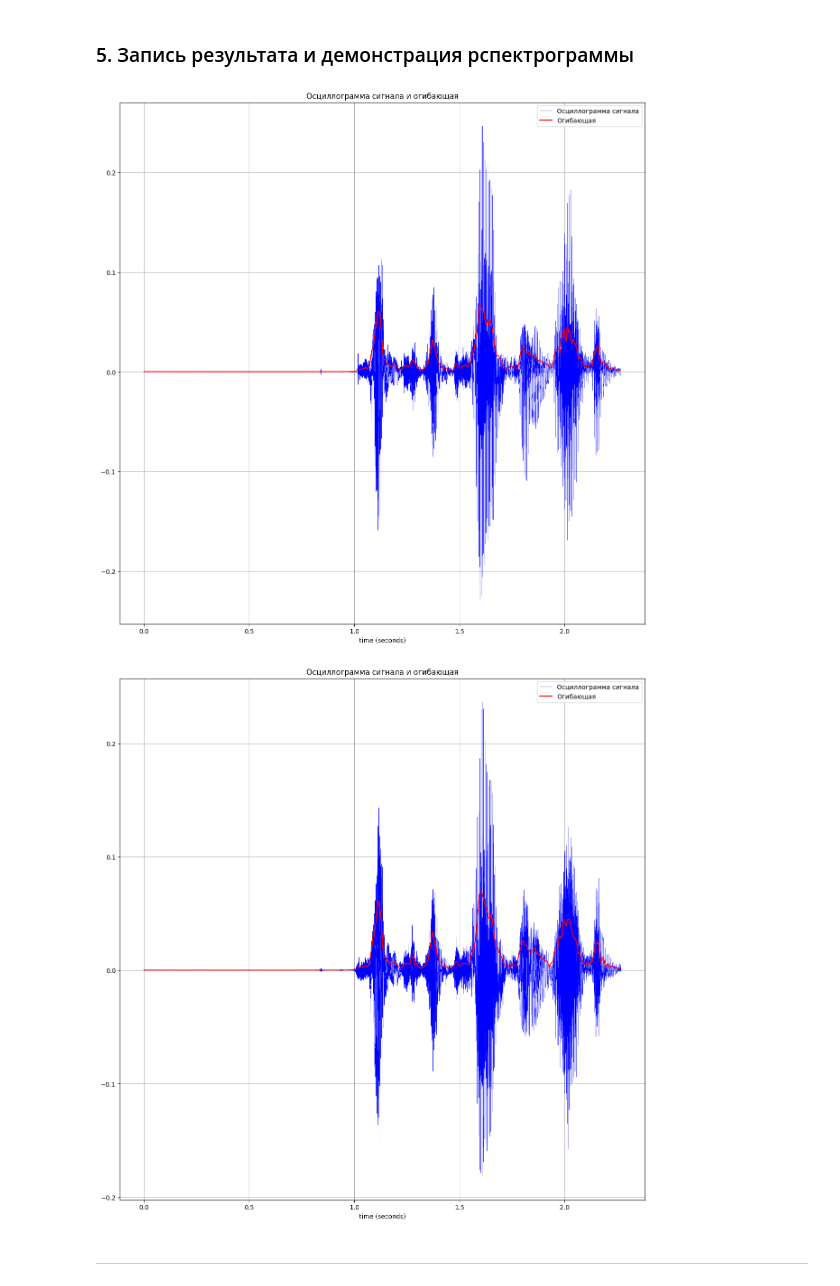
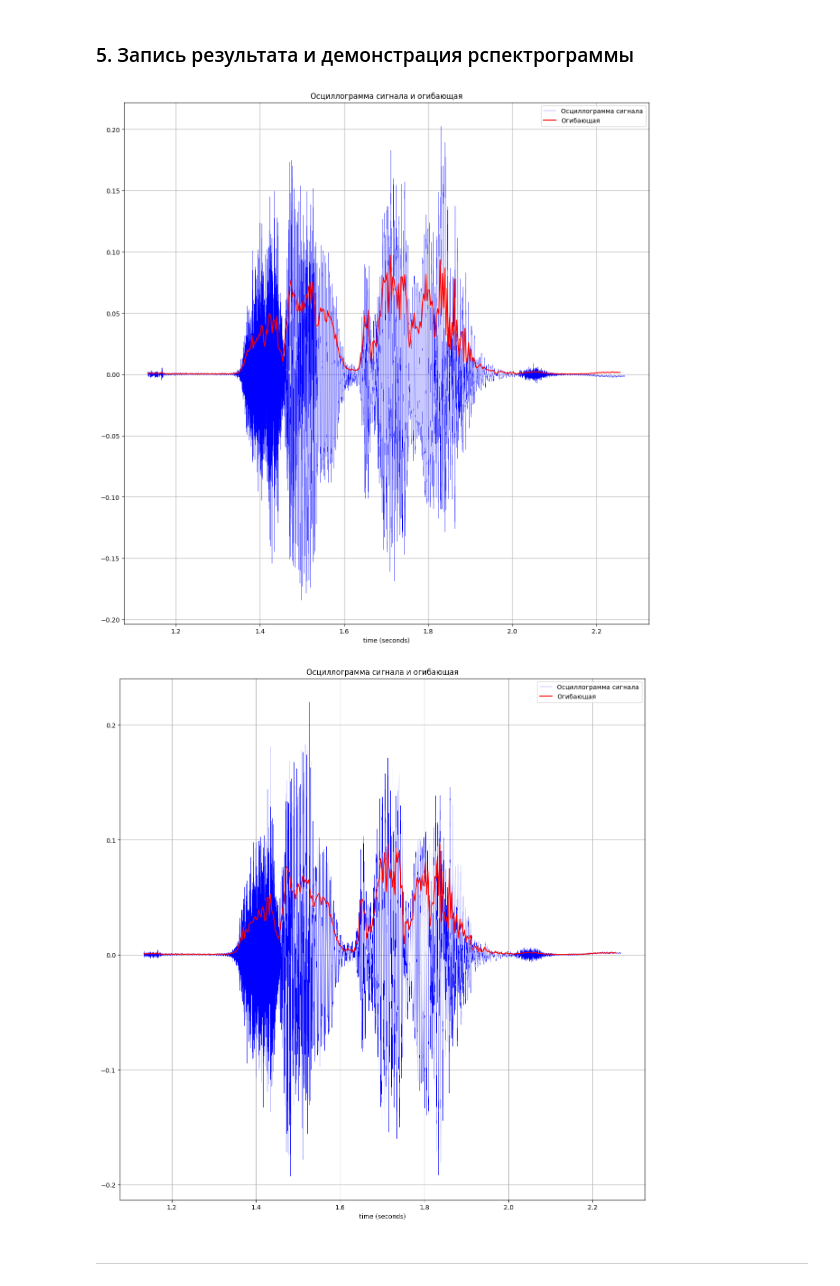
Before and after one commit to Sashauxgit/mathematical-methods-of-digital-signal-processing, a Jupyter notebook: lab3/MMDSP_Semenov_lab3.ipynb, the cells around one changed output. Drawn from its saved outputs; the diff is of its cells as text; code cells hidden in the pictures.

```diff
--- a/lab3/MMDSP_Semenov_lab3.ipynb
+++ b/lab3/MMDSP_Semenov_lab3.ipynb
@@ -33,7 +33,7 @@ import numpy as np
 from scipy import signal
 from matplotlib import pyplot as plt
 
-x, fd = librosa.load('03-01-05-01-01-01-15_A15.wav', sr=22050)
+x, fd = librosa.load('record_Semenov.wav', sr=22050)
 x, _ = librosa.effects.trim(x)
 # %% [markdown]
 Применяем тримминг (удаления отрезков тишины в начале и в конце сигнала) и фильтр усиления высоких частот
@@ -86,33 +86,33 @@ x_ = signal.lfilter([1], [1, -alpha], x_)
 # %%
 sf.write("GL_result.wav", x_, fd)
 
 def paintGraphics(data, framerate, b, a = 0):
     # a - Правая граница
     # b - Левая граница
 
     N = b - a # Вычисляем количество точек осциллограммы сигнала
     n = 400 # Задаем количество точек огибающей
     m = int(N/n) # Вычисляем число точек в интервале усреднения
     x = data[a:b] # Строим массив значений осциллограммы сигнала
     y = [np.mean([abs(x[k]) for k in range(m*j, m*(j+1))]) for j in range(n)] # Строим список значений огибающей
 
     timeSignal = np.arange(a, b) / framerate # Строим массив точек времени для осциллограммы сигнала
     timeOgib = np.arange(a, m*n + a, m) / framerate # Строим массив точек времени для огибающей
 
     plt.figure(figsize = [15, 15])
     plt.plot(timeSignal, x, color = 'blue',  linewidth = 0.3, label = "Осциллограмма сигнала") # Строим осциллограмму сигнала
     plt.plot(  timeOgib, y, color = 'red',   linewidth = 1.5, label = "Огибающая") # Строим огибающую
     plt.legend()
     plt.xlabel("time (seconds)")
     plt.title("Осциллограмма сигнала и огибающая")
     plt.grid()
 
     plt.show()
 
-paintGraphics(raw, fd, 60000, 20000)
-paintGraphics(x_, fd, 60000, 20000)
+paintGraphics(raw, fd, 50000, 25000)
+paintGraphics(x_, fd, 50000, 25000)
 # %% [output]
-[figure, old version]
+[figure, new version]
-[figure, old version]
+[figure, new version]
 # %% [markdown]
 __________________________
```
Also changed, not shown: parts of 20 cells of this notebook, 1 other file.
